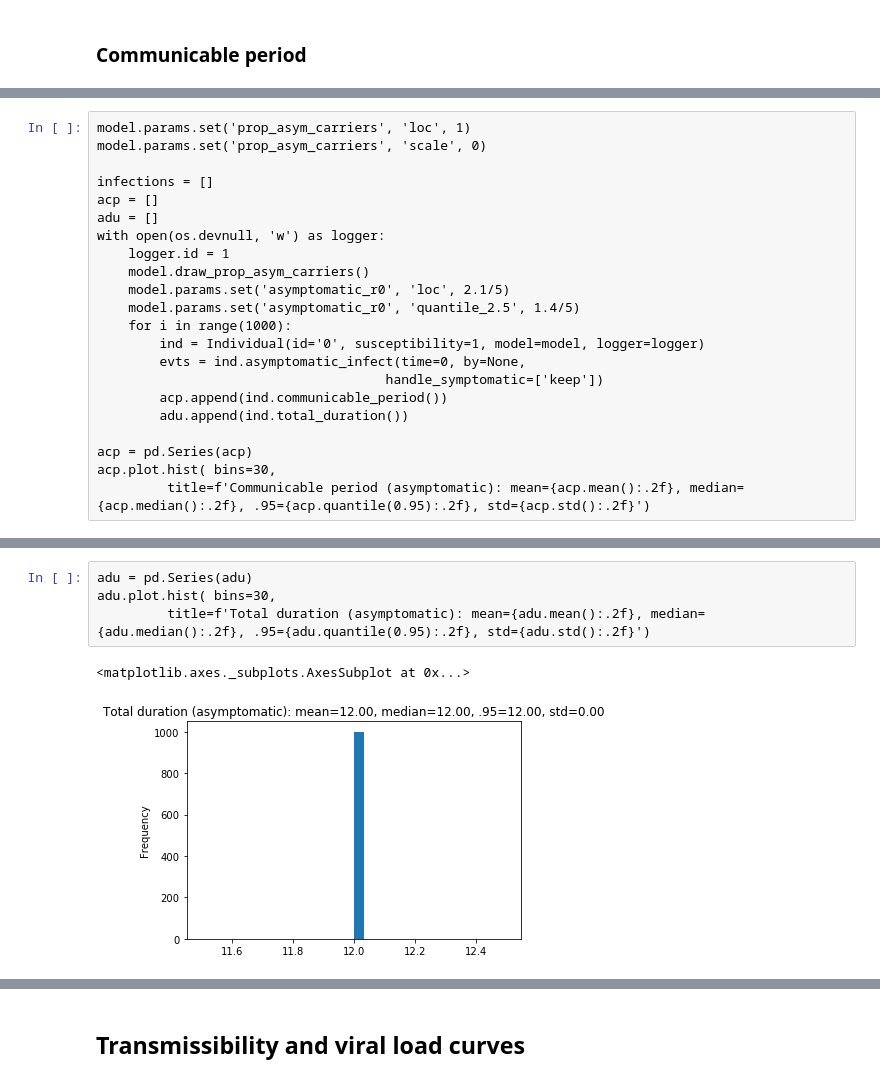
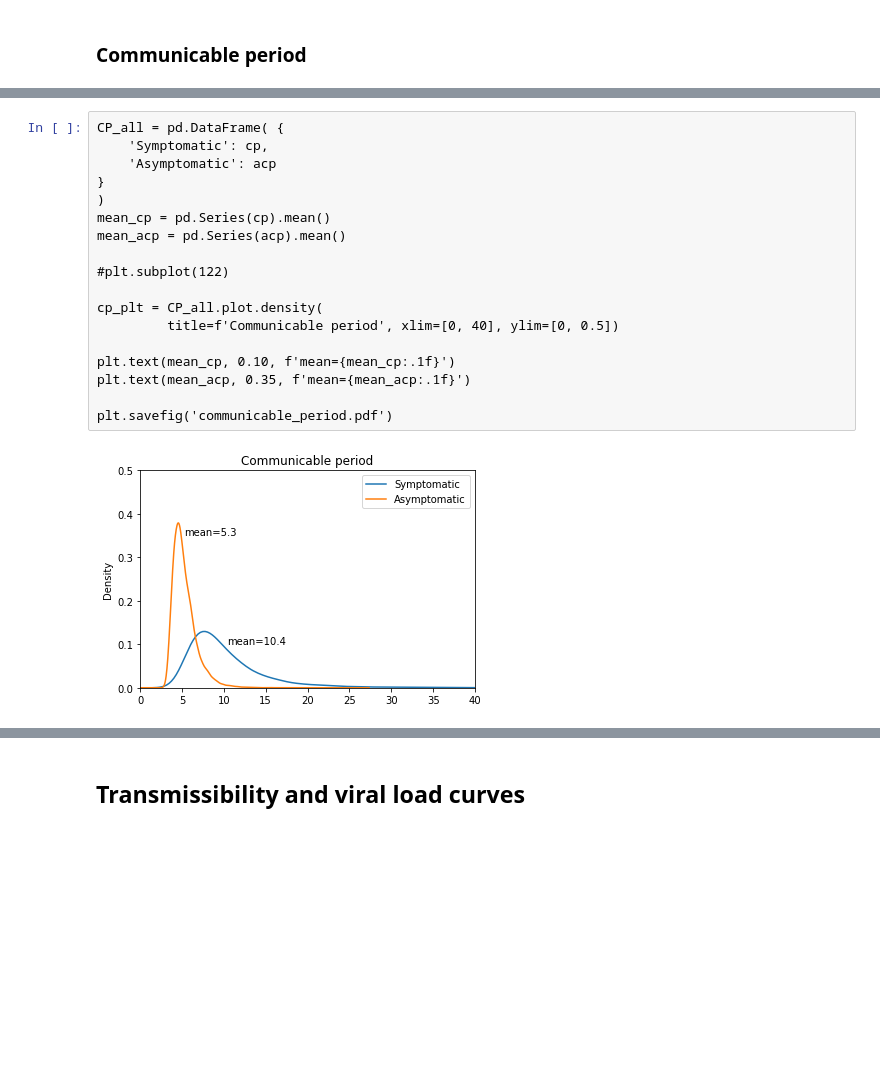
Before and after one commit to ictr/covid19-outbreak-simulator, a Jupyter notebook: applications/model_stats.ipynb, the cells around one changed output, grey strips where cells are left out. Saved outputs shown, nothing was run; the diff lists cells and outputs as text; blank space fills up the shorter version.

```diff
--- a/applications/model_stats.ipynb
+++ b/applications/model_stats.ipynb
@@ -173,22 +251,0 @@ du.plot.hist( bins=30,
-# %%
-model.params.set('prop_asym_carriers', 'loc', 1)
-model.params.set('prop_asym_carriers', 'scale', 0)
-
-infections = []
-acp = []
-adu = []
-with open(os.devnull, 'w') as logger:
-    logger.id = 1
-    model.draw_prop_asym_carriers()
-    model.params.set('asymptomatic_r0', 'loc', 2.1/5)
-    model.params.set('asymptomatic_r0', 'quantile_2.5', 1.4/5)
-    for i in range(1000):
-        ind = Individual(id='0', susceptibility=1, model=model, logger=logger)
-        evts = ind.asymptomatic_infect(time=0, by=None,
-                                     handle_symptomatic=['keep'])
-        acp.append(ind.communicable_period())
-        adu.append(ind.total_duration())
-
-acp = pd.Series(acp)
-acp.plot.hist( bins=30,
-         title=f'Communicable period (asymptomatic): mean={acp.mean():.2f}, median={acp.median():.2f}, .95={acp.quantile(0.95):.2f}, std={acp.std():.2f}')
@@ -198,7 +252,20 @@ acp.plot.hist( bins=30,
-# %%
-adu = pd.Series(adu)
-adu.plot.hist( bins=30,
-         title=f'Total duration (asymptomatic): mean={adu.mean():.2f}, median={adu.median():.2f}, .95={adu.quantile(0.95):.2f}, std={adu.std():.2f}')
-# %% [output]
-<matplotlib.axes._subplots.AxesSubplot at 0x...>
-[figure, removed]
+# %%
+CP_all = pd.DataFrame( {
+    'Symptomatic': cp,
+    'Asymptomatic': acp
+}
+)
+mean_cp = pd.Series(cp).mean()
+mean_acp = pd.Series(acp).mean()
+
+#plt.subplot(122)
+
+cp_plt = CP_all.plot.density(
+         title=f'Communicable period', xlim=[0, 40], ylim=[0, 0.5])
+
+plt.text(mean_cp, 0.10, f'mean={mean_cp:.1f}')
+plt.text(mean_acp, 0.35, f'mean={mean_acp:.1f}')
+
+plt.savefig('communicable_period.pdf')
+# %% [output]
+[figure, added]
```
Also changed, not shown: parts of 17 cells of this notebook, 3 other files.
